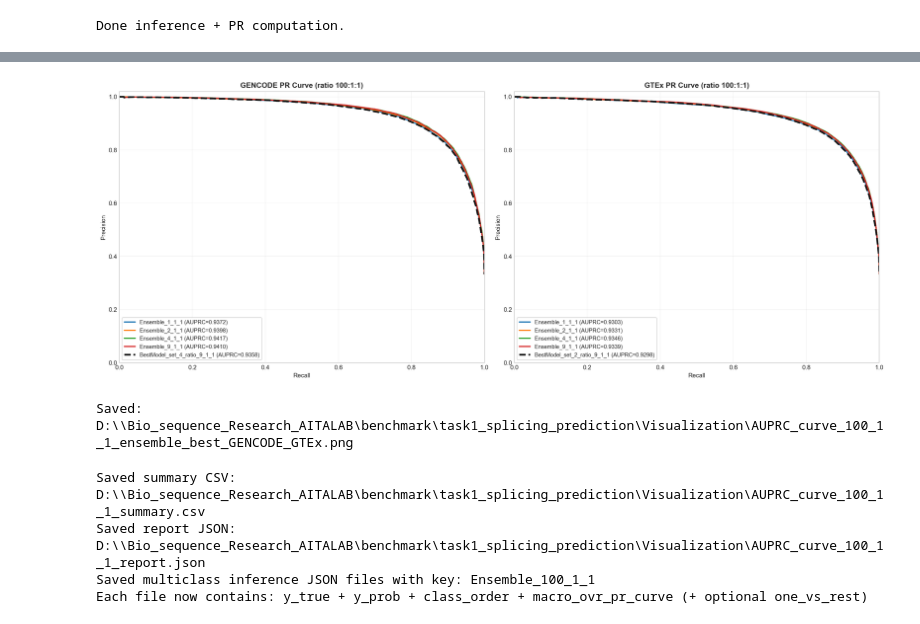
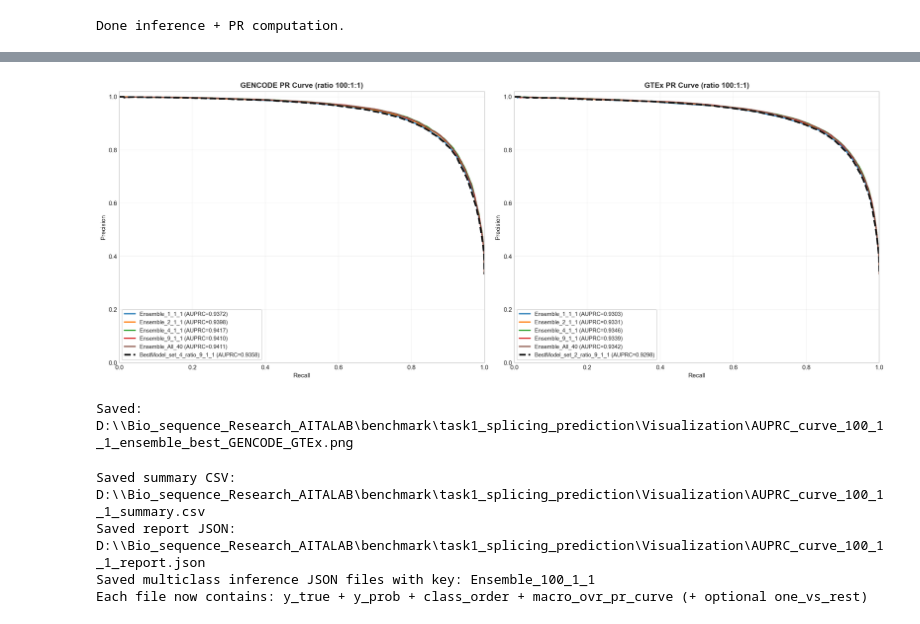
Before and after one commit to 36JungKwan/Bio_sequence_Research_AITALAB, a Jupyter notebook: benchmark/task1_splicing_prediction/Visualization/AUPRC_curve_100_1_1_ensemble_best.ipynb, the cells around one changed output, grey strips where cells are left out. Cells and saved outputs as stored; diff of their text form; code cells hidden in the pictures.

```diff
--- a/benchmark/task1_splicing_prediction/Visualization/AUPRC_curve_100_1_1_ensemble_best.ipynb
+++ b/benchmark/task1_splicing_prediction/Visualization/AUPRC_curve_100_1_1_ensemble_best.ipynb
@@ -48,6 +48,7 @@ EXPORT_OVR = True
 
 ENSEMBLE_STRATEGIES = ["1_1_1", "2_1_1", "4_1_1", "9_1_1"]
 SET_NAMES = [f"set_{i}" for i in range(1, 11)]
+INCLUDE_ENSEMBLE_ALL_40 = True
 
 os.makedirs(VIS_DIR, exist_ok=True)
 device = torch.device("cuda" if torch.cuda.is_available() else "cpu")
@@ -55,6 +56,7 @@ print("Device:", device)
 print("VIS_DIR:", VIS_DIR)
 print("NUM_CLASSES:", NUM_CLASSES)
 print("EXPORT_OVR:", EXPORT_OVR)
+print("INCLUDE_ENSEMBLE_ALL_40:", INCLUDE_ENSEMBLE_ALL_40)
 # %% [output]
 Device: cuda
 VIS_DIR: D:\\Bio_sequence_Research_AITALAB\benchmark\task1_splicing_prediction\Visualization
@@ -264,6 +298,30 @@ for strategy in ENSEMBLE_STRATEGIES:
         "y_prob": y_prob_t,
     }
 
+# ----- Ensemble all 40 models -----
+if INCLUDE_ENSEMBLE_ALL_40:
+    y_true_g40, y_prob_g40, used_g40 = run_ensemble_all_40(gencode_emb, gencode_labels)
+    rec_g40, pre_g40, auprc_g40 = macro_pr_curve(y_true_g40, y_prob_g40, n_classes=NUM_CLASSES)
+    results["GENCODE"]["Ensemble_All_40"] = {
+        "recall": rec_g40,
+        "precision": pre_g40,
+        "auprc_macro": auprc_g40,
+        "used_sets": used_g40,
+        "y_true": y_true_g40,
+        "y_prob": y_prob_g40,
+    }
+
+    y_true_t40, y_prob_t40, used_t40 = run_ensemble_all_40(gtex_emb, gtex_labels)
+    rec_t40, pre_t40, auprc_t40 = macro_pr_curve(y_true_t40, y_prob_t40, n_classes=NUM_CLASSES)
+    results["GTEx"]["Ensemble_All_40"] = {
+        "recall": rec_t40,
+        "precision": pre_t40,
+        "auprc_macro": auprc_t40,
+        "used_sets": used_t40,
+        "y_true": y_true_t40,
+        "y_prob": y_prob_t40,
+    }
+
 # ----- User-provided best models -----
 y_true_bg, y_prob_bg = run_best_model(gencode_emb, gencode_labels, BEST_GENCODE_CKPT)
 rec_bg, pre_bg, auprc_bg = macro_pr_curve(y_true_bg, y_prob_bg, n_classes=NUM_CLASSES)
@@ -322,6 +382,7 @@ def plot_dataset_pr(ax, dataset_name, methods_dict):
         "Ensemble_2_1_1": "#ff7f0e",
         "Ensemble_4_1_1": "#2ca02c",
         "Ensemble_9_1_1": "#d62728",
+        "Ensemble_All_40": "#8c564b",
     }
 
     for method_name, payload in methods_dict.items():
@@ -334,34 +395,34 @@ def plot_dataset_pr(ax, dataset_name, methods_dict):
             ls = "--"
             lw = 2.8
         else:
             c = colors.get(method_name, None)
             ls = "-"
             lw = 2.0
 
         ax.plot(recall, precision, linestyle=ls, linewidth=lw, color=c,
                 label=f"{method_name} (AUPRC={auprc:.4f})")
 
     ax.set_title(f"{dataset_name} PR Curve (ratio 100:1:1)", fontsize=12, weight="bold")
     ax.set_xlabel("Recall")
     ax.set_ylabel("Precision")
     ax.set_xlim(0, 1)
     ax.set_ylim(0, 1.02)
     ax.grid(True, alpha=0.25)
     ax.legend(loc="lower left", fontsize=9, frameon=True)
 
 
 fig, axes = plt.subplots(1, 2, figsize=(18, 7), dpi=150)
 plot_dataset_pr(axes[0], "GENCODE", results["GENCODE"])
 plot_dataset_pr(axes[1], "GTEx", results["GTEx"])
 plt.tight_layout()
 
 combined_png = os.path.join(VIS_DIR, "AUPRC_curve_100_1_1_ensemble_best_GENCODE_GTEx.png")
 plt.savefig(combined_png, dpi=300, bbox_inches="tight")
 plt.show()
 
 print("Saved:", combined_png)
 # %% [output]
-[figure, old version]
+[figure, new version]
 Saved: D:\\Bio_sequence_Research_AITALAB\benchmark\task1_splicing_prediction\Visualization\AUPRC_curve_100_1_1_ensemble_best_GENCODE_GTEx.png
 # %%
 # Save summary and compact JSON report
```
Also changed, not shown: parts of 3 cells of this notebook, 4 other files.
